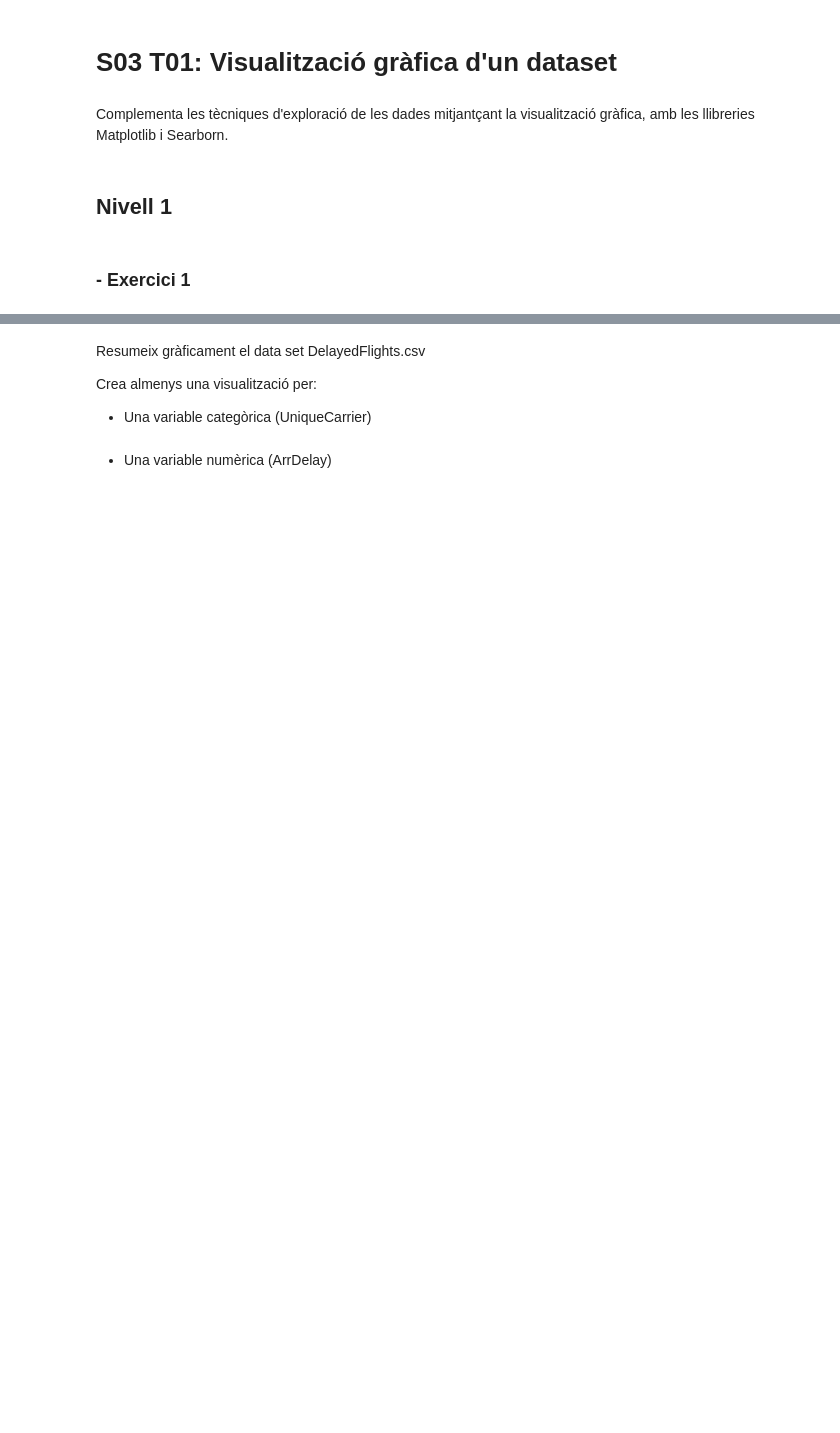
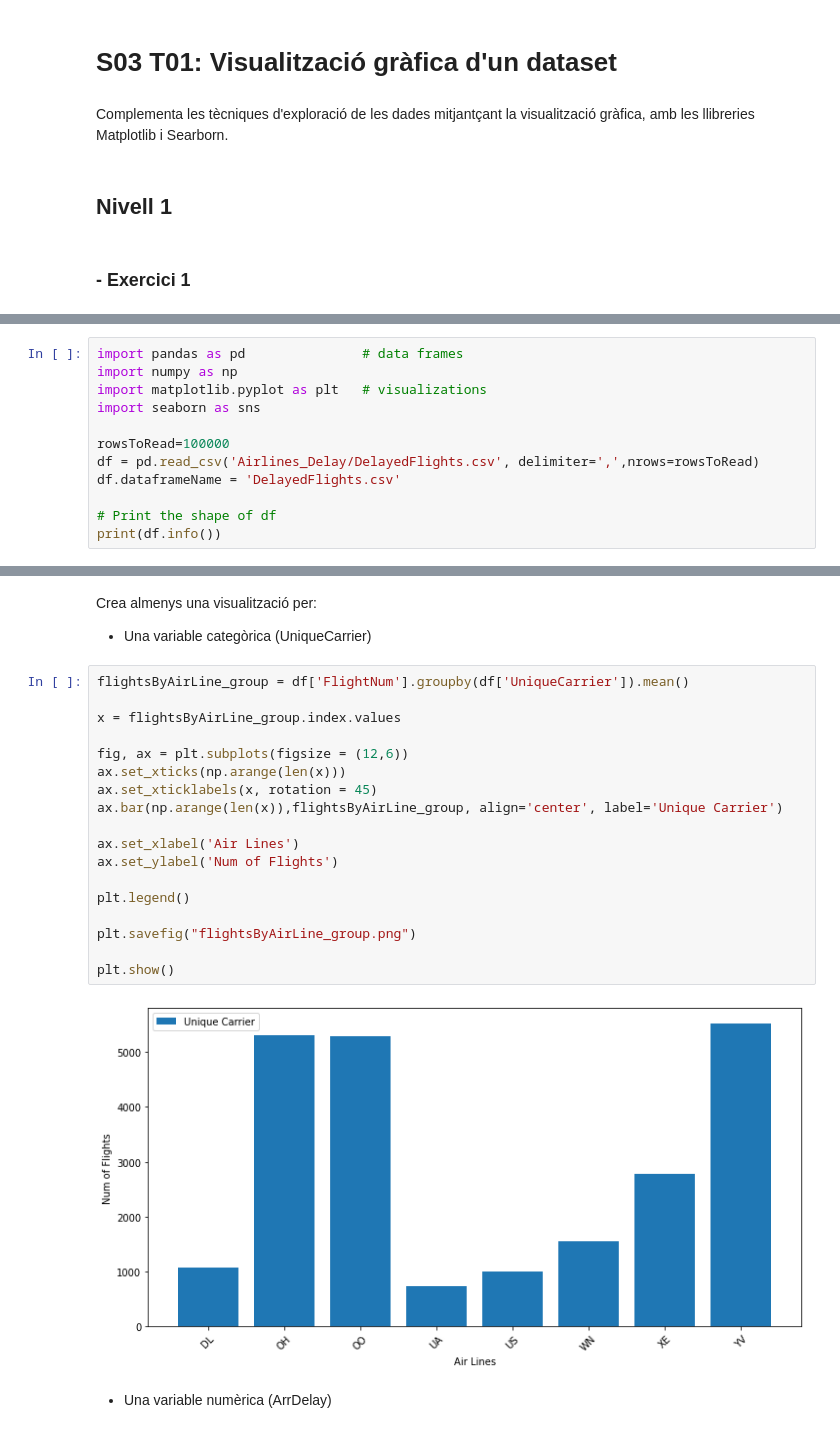
Before and after one commit to kabraxxx/visualitzaci-_explorat-ria, a Jupyter notebook: S03 T01.ipynb, the cells around one changed output, grey strips where cells are left out. Saved outputs shown, nothing was run; the diff lists cells and outputs as text; blank space fills up the shorter version.

Commit message:
Update file S03 T01 with all exercises Add graphics of Exercise 2 and 3

```diff
--- a/S03 T01.ipynb
+++ b/S03 T01.ipynb
@@ -8,0 +11,12 @@ Complementa les tècniques d'exploració de les dades mitjantçant la visualitza
+# %%
+import pandas as pd               # data frames
+import numpy as np
+import matplotlib.pyplot as plt   # visualizations
+import seaborn as sns
+
+rowsToRead=100000
+df = pd.read_csv('Airlines_Delay/DelayedFlights.csv', delimiter=',',nrows=rowsToRead)
+df.dataframeName = 'DelayedFlights.csv'
+
+# Print the shape of df
+print(df.info())
@@ -9,8 +41,26 @@ Complementa les tècniques d'exploració de les dades mitjantçant la visualitza
 # %% [markdown]
-Resumeix gràficament el data set DelayedFlights.csv
-
 Crea almenys una visualització per:
 
 * Una variable categòrica (UniqueCarrier)
+# %%
+flightsByAirLine_group = df['FlightNum'].groupby(df['UniqueCarrier']).mean()
+
+x = flightsByAirLine_group.index.values
+
+fig, ax = plt.subplots(figsize = (12,6))
+ax.set_xticks(np.arange(len(x)))
+ax.set_xticklabels(x, rotation = 45)
+ax.bar(np.arange(len(x)),flightsByAirLine_group, align='center', label='Unique Carrier')
+
+ax.set_xlabel('Air Lines')
+ax.set_ylabel('Num of Flights')
+
+plt.legend()
+
+plt.savefig("flightsByAirLine_group.png")
+
+plt.show()
+# %% [output]
+[figure, added]
 # %% [markdown]
 * Una variable numèrica (ArrDelay)
```
Also changed, not shown: parts of 17 cells of this notebook, 10 other files.
